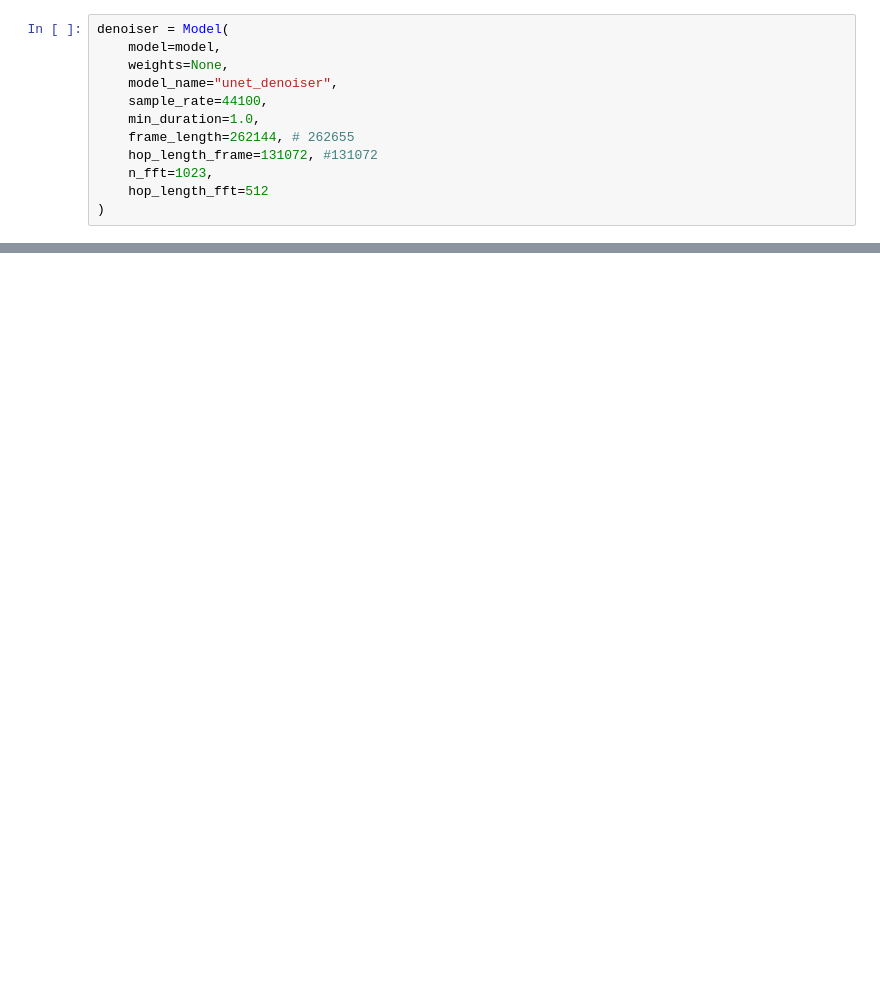
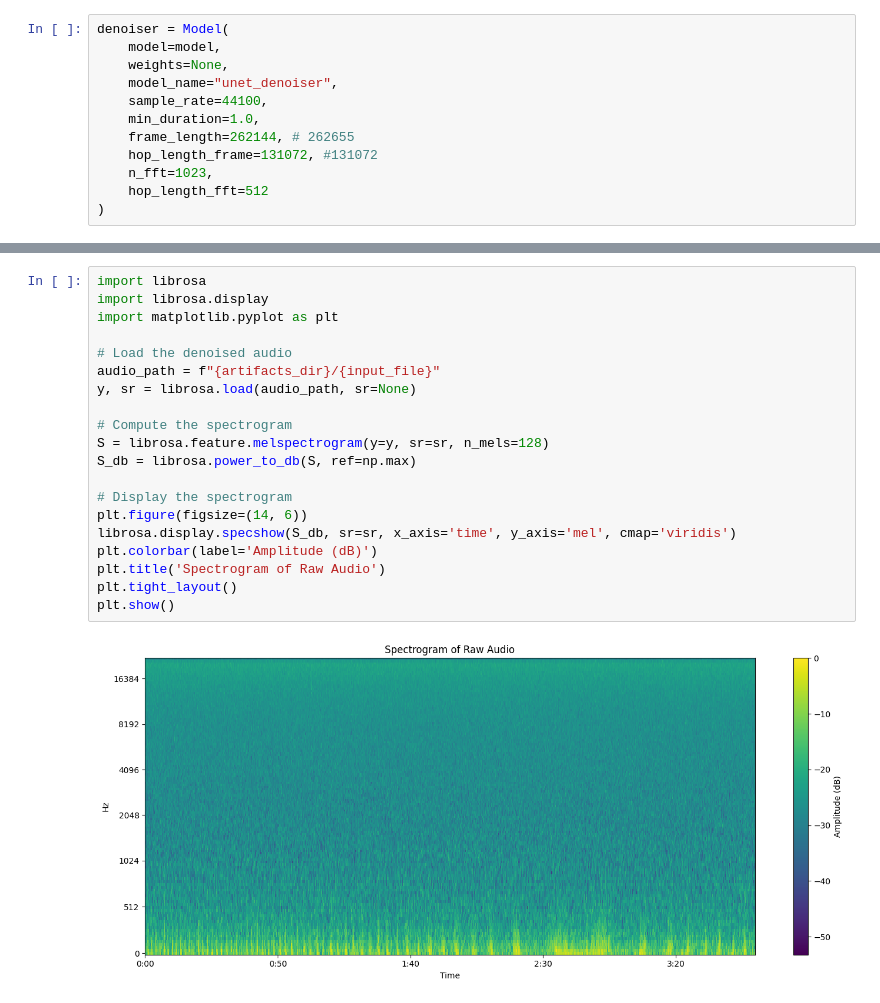
Before and after one commit to Dodyr/Cassette-denoising, a Jupyter notebook: cassette_denoise/denoise_512.ipynb, the cells around one changed output, grey strips where cells are left out. Saved outputs shown, nothing was run; the diff lists cells and outputs as text; blank space fills up the shorter version.

```diff
--- a/cassette_denoise/denoise_512.ipynb
+++ b/cassette_denoise/denoise_512.ipynb
@@ -78,3 +90,25 @@ array([ 9.62009763e-05,  7.24989518e-04, -6.74734684e-04, ...,
+# %%
+import librosa
+import librosa.display
+import matplotlib.pyplot as plt
+
+# Load the denoised audio
+audio_path = f"{artifacts_dir}/{input_file}"
+y, sr = librosa.load(audio_path, sr=None)
+
+# Compute the spectrogram
+S = librosa.feature.melspectrogram(y=y, sr=sr, n_mels=128)
+S_db = librosa.power_to_db(S, ref=np.max)
+
+# Display the spectrogram
+plt.figure(figsize=(14, 6))
+librosa.display.specshow(S_db, sr=sr, x_axis='time', y_axis='mel', cmap='viridis')
+plt.colorbar(label='Amplitude (dB)')
+plt.title('Spectrogram of Raw Audio')
+plt.tight_layout()
+plt.show()
+# %% [output]
+[figure, added]
 # %%
 import librosa
 import librosa.display
```
Also changed, not shown: parts of 4 cells of this notebook, 42 other files.
